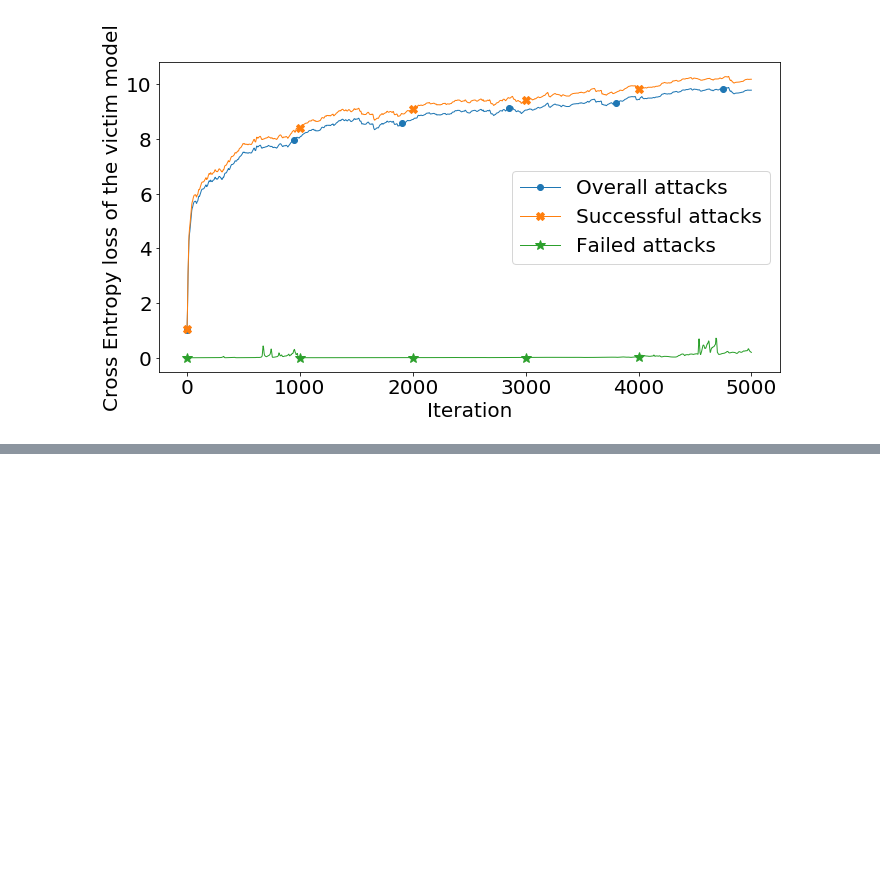
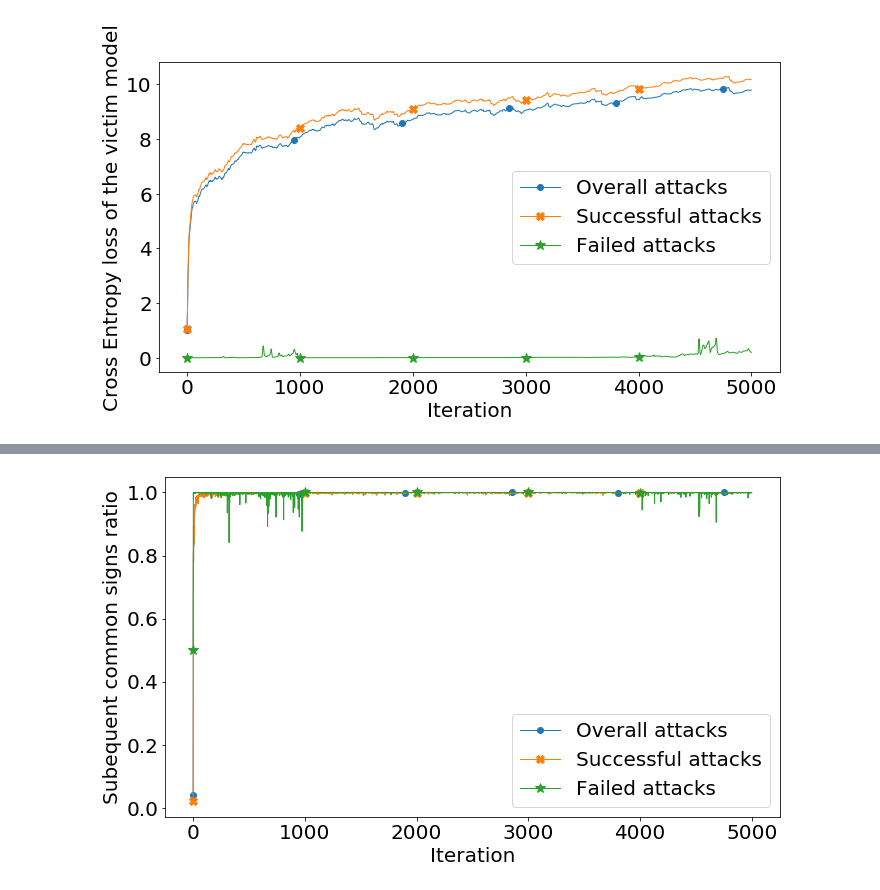
Before and after one commit to epfl-ml-reproducers/subspace-attack-reproduction, a Jupyter notebook: notebooks/experiment_analysis.ipynb, the cells around one changed output, grey strips where cells are left out. Saved outputs shown, nothing was run; the diff lists cells and outputs as text; code cells hidden in the pictures; blank space fills up the shorter version.

```diff
--- a/notebooks/experiment_analysis.ipynb
+++ b/notebooks/experiment_analysis.ipynb
@@ -296,0 +363,22 @@ stat, p = normaltest(non_null_grad_sim, axis=0)
+# %%
+subs_signs = grad_experiment['results']['subs_common_signs']
+successful_subs_signs = subs_signs[succesful_images_mask]
+failed_subs_signs = subs_signs[~succesful_images_mask]
+
+non_null_grad_subs_signs = subs_signs[~np.isnan(subs_signs).any(axis=1)]
+non_null_successful_gradient_subs_signs = successful_subs_signs[~np.isnan(successful_subs_signs).any(axis=1)]
+non_null_failed_gradient_subs_signs = failed_subs_signs[~np.isnan(failed_subs_signs).any(axis=1)]
+
+plt.figure(figsize=(10, 6))
+
+plt.plot(non_null_grad_subs_signs.mean(axis=0), label='Overall attacks', marker='.', markersize=12, markevery=950, linewidth=1)
+plt.plot(non_null_successful_gradient_subs_signs.mean(axis=0), label='Successful attacks', marker='X', markersize=8, markevery=1000, linewidth=1)
+plt.plot(non_null_failed_gradient_subs_signs.mean(axis=0), label='Failed attacks', marker='*', markersize=10, markevery=1000, linewidth=1)
+plt.xlabel('Iteration')
+plt.ylabel('Subequent common signs ratio')
+plt.legend()
+plt.tight_layout()
+
+plt.savefig('est_subs_signs.pdf')
+# %% [output]
+[figure, added]
```
Also changed, not shown: parts of 9 cells of this notebook, 7 other files.
